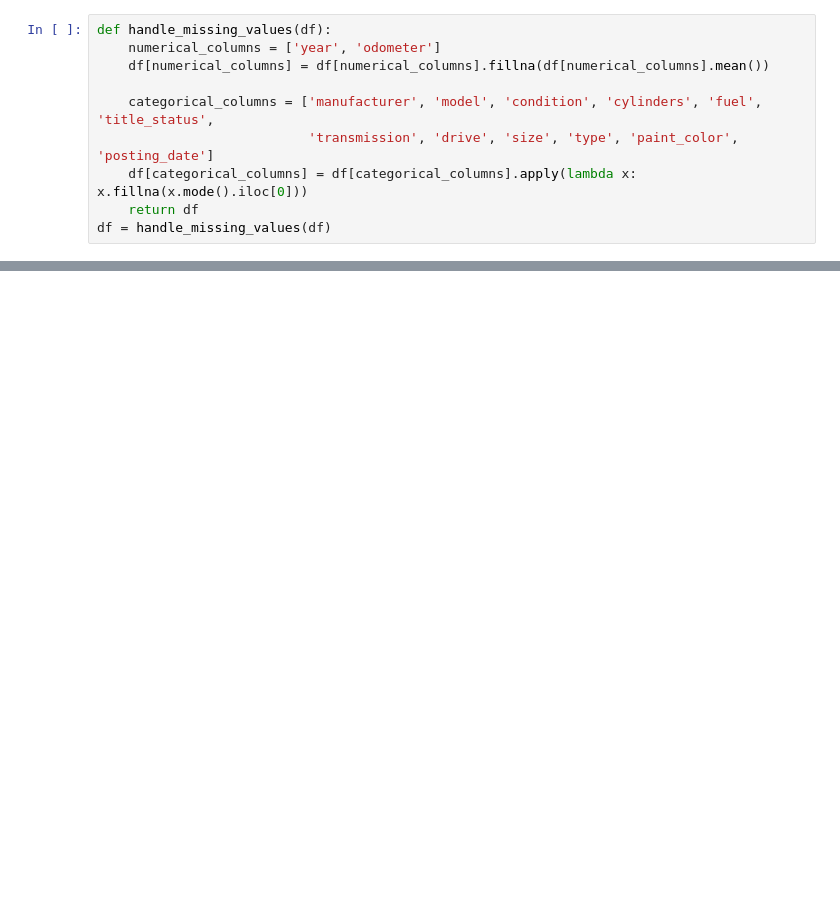
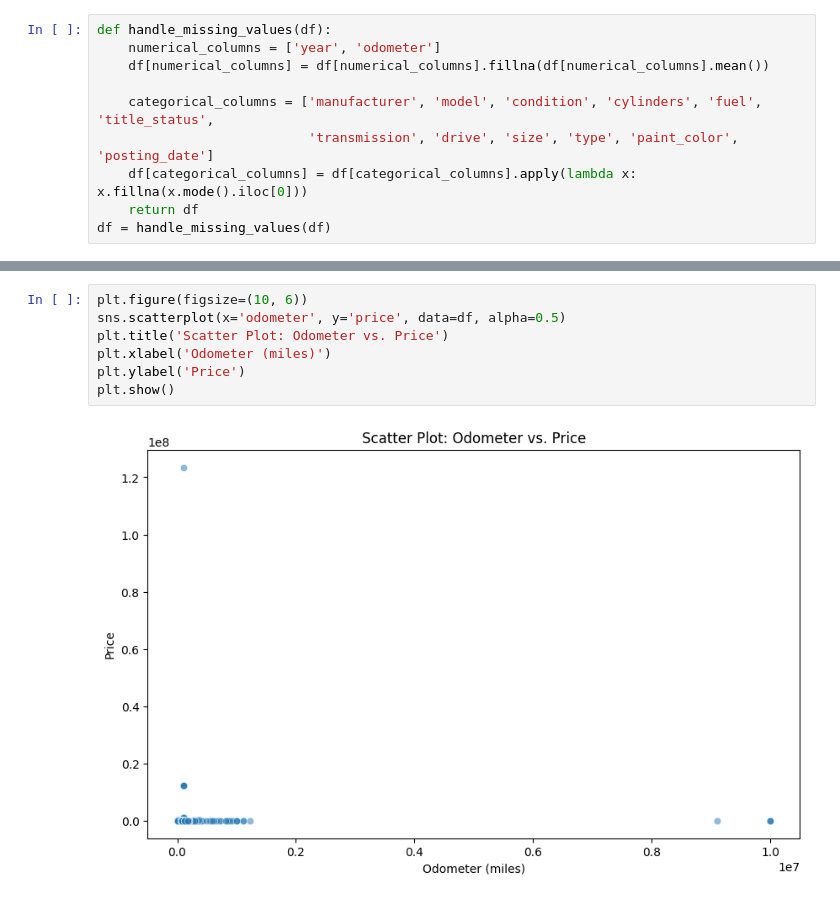
Before and after one commit to CarlMk7734/project4, a Jupyter notebook: project_4.ipynb, the cells around one changed output, grey strips where cells are left out. Cells and saved outputs as stored; diff of their text form; blank space fills up the shorter version.

```diff
--- a/project_4.ipynb
+++ b/project_4.ipynb
@@ -139,0 +163,9 @@ fig.show()
+# %%
+plt.figure(figsize=(10, 6))
+sns.scatterplot(x='odometer', y='price', data=df, alpha=0.5)
+plt.title('Scatter Plot: Odometer vs. Price')
+plt.xlabel('Odometer (miles)')
+plt.ylabel('Price')
+plt.show()
+# %% [output]
+[figure, added]
```
Also changed, not shown: parts of 6 cells of this notebook.
